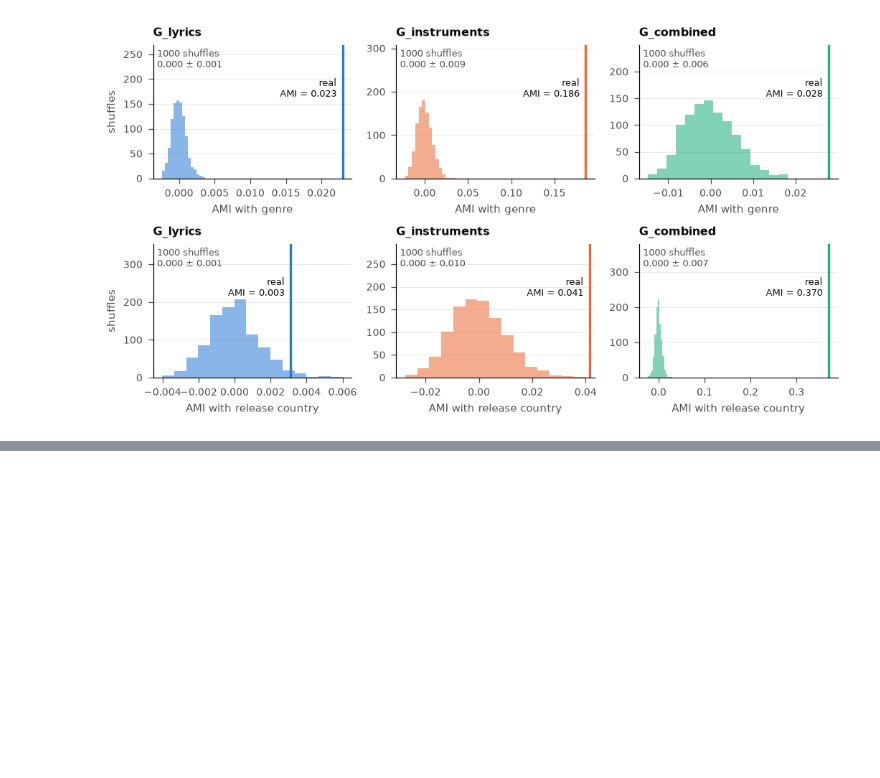
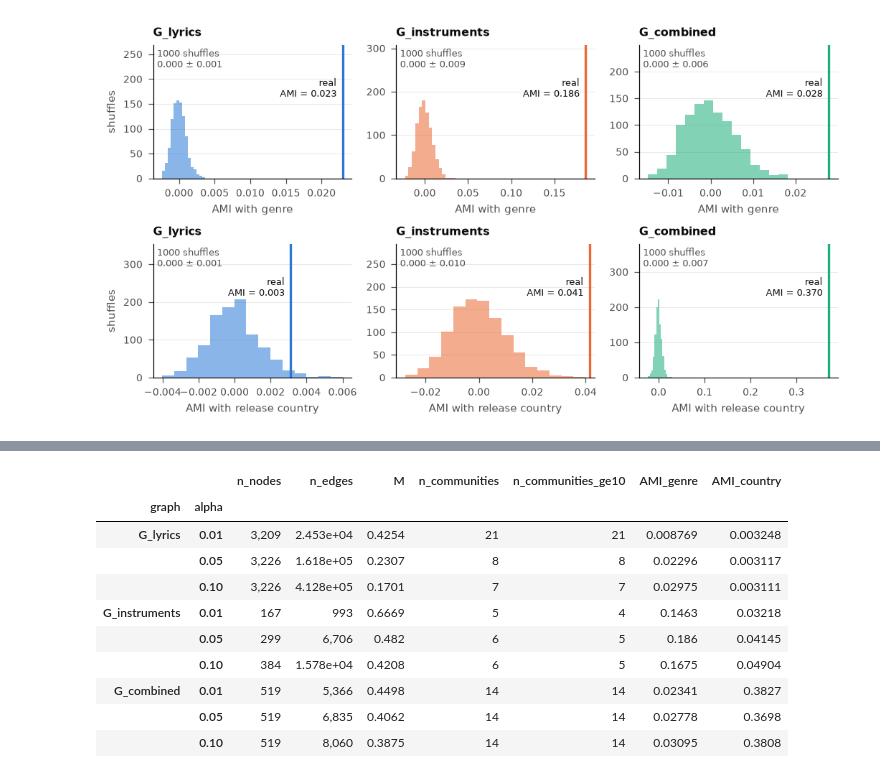
Before and after one commit to CRisager/SocialGraphs_FinalProject, a Jupyter notebook: notebooks/analysis.ipynb, the cells around one changed output, grey strips where cells are left out. Cells and saved outputs as stored; diff of their text form; code cells hidden in the pictures; blank space fills up the shorter version.

Commit message:
Step 6C: seed and alpha stability, country-down-weighted G_combined
Co-Authored-By: Claude Opus 5.5 <noreply@anthropic.com>

```diff
--- a/notebooks/analysis.ipynb
+++ b/notebooks/analysis.ipynb
@@ -609,0 +618,16 @@ fig = plotting.null_grid(perm_null, AMI_real, name="ami_permutation", symbol="AM
+# %%
+from src import robustness as rb
+
+SEEDS = range(SEED, SEED + 20)
+seed_rows, stability = [], {}
+for name, g in lcc.items():
+    df, members = rb.seed_runs(g, SEEDS)
+    seed_rows.append(df.assign(graph=name))
+    pair = rb.pairwise_ami(members)
+    stability[name] = {"stability_AMI": pair.mean(), "stability_AMI_min": pair.min(),
+                       **{f"{c}_mean": df[c].mean() for c in ["M", "n_communities", "AMI_genre", "AMI_country"]},
+                       **{f"{c}_sd": df[c].std(ddof=1) for c in ["M", "n_communities", "AMI_genre", "AMI_country"]}}
+pd.concat(seed_rows).to_csv(RESULTS_DIR / "step6c_seeds.csv", index=False)
+step6c_seeds = pd.DataFrame(stability)
+step6c_seeds.T.to_csv(RESULTS_DIR / "step6c_stability.csv")
+step6c_seeds.apply(lambda col: col.map(lambda x: f"{x:,.4g}"))
@@ -609,0 +646,18 @@ fig = plotting.null_grid(perm_null, AMI_real, name="ami_permutation", symbol="AM
+# %%
+ALPHAS = [0.01, 0.05, 0.1]
+step6c_alpha = pd.DataFrame([{"graph": name, "alpha": a, **rb.alpha_run(P[name], a, SEED)}
+                             for name in lcc for a in ALPHAS])
+step6c_alpha.to_csv(RESULTS_DIR / "step6c_alpha.csv", index=False)
+step6c_alpha.set_index(["graph", "alpha"]).apply(lambda col: col.map(lambda x: f"{x:,.4g}"))
+# %% [output]
+|  |  | n_nodes | n_edges | M | n_communities | n_communities_ge10 | AMI_genre | AMI_country |
+| graph | alpha |  |  |  |  |  |  |  |
+| G_lyrics | 0.01 | 3,209 | 2.453e+04 | 0.4254 | 21 | 21 | 0.008769 | 0.003248 |
+|  | 0.05 | 3,226 | 1.618e+05 | 0.2307 | 8 | 8 | 0.02296 | 0.003117 |
+|  | 0.10 | 3,226 | 4.128e+05 | 0.1701 | 7 | 7 | 0.02975 | 0.003111 |
+| G_instruments | 0.01 | 167 | 993 | 0.6669 | 5 | 4 | 0.1463 | 0.03218 |
+|  | 0.05 | 299 | 6,706 | 0.482 | 6 | 5 | 0.186 | 0.04145 |
+|  | 0.10 | 384 | 1.578e+04 | 0.4208 | 6 | 5 | 0.1675 | 0.04904 |
+| G_combined | 0.01 | 519 | 5,366 | 0.4498 | 14 | 14 | 0.02341 | 0.3827 |
+|  | 0.05 | 519 | 6,835 | 0.4062 | 14 | 14 | 0.02778 | 0.3698 |
+|  | 0.10 | 519 | 8,060 | 0.3875 | 14 | 14 | 0.03095 | 0.3808 |
```
Also changed, not shown: parts of 3 cells of this notebook, 6 other files.
